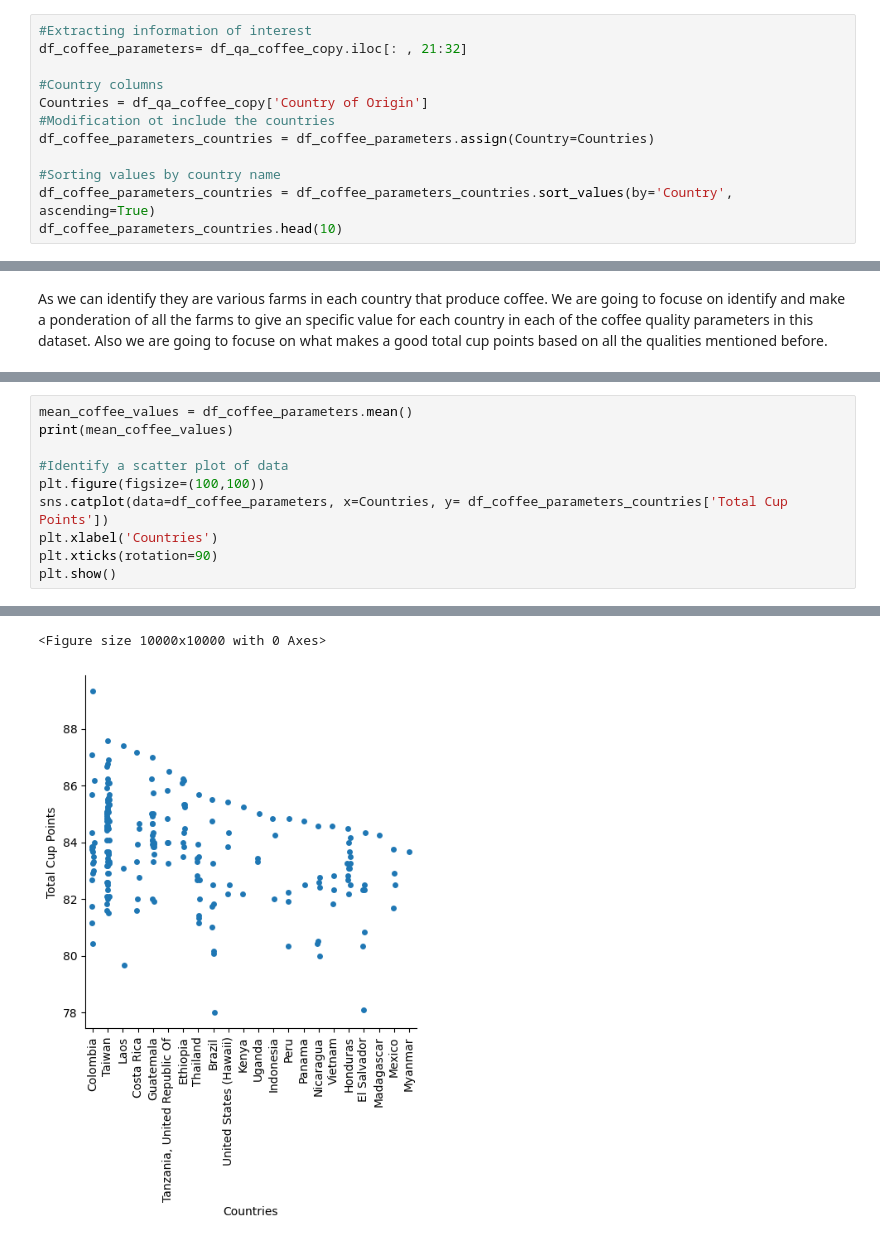
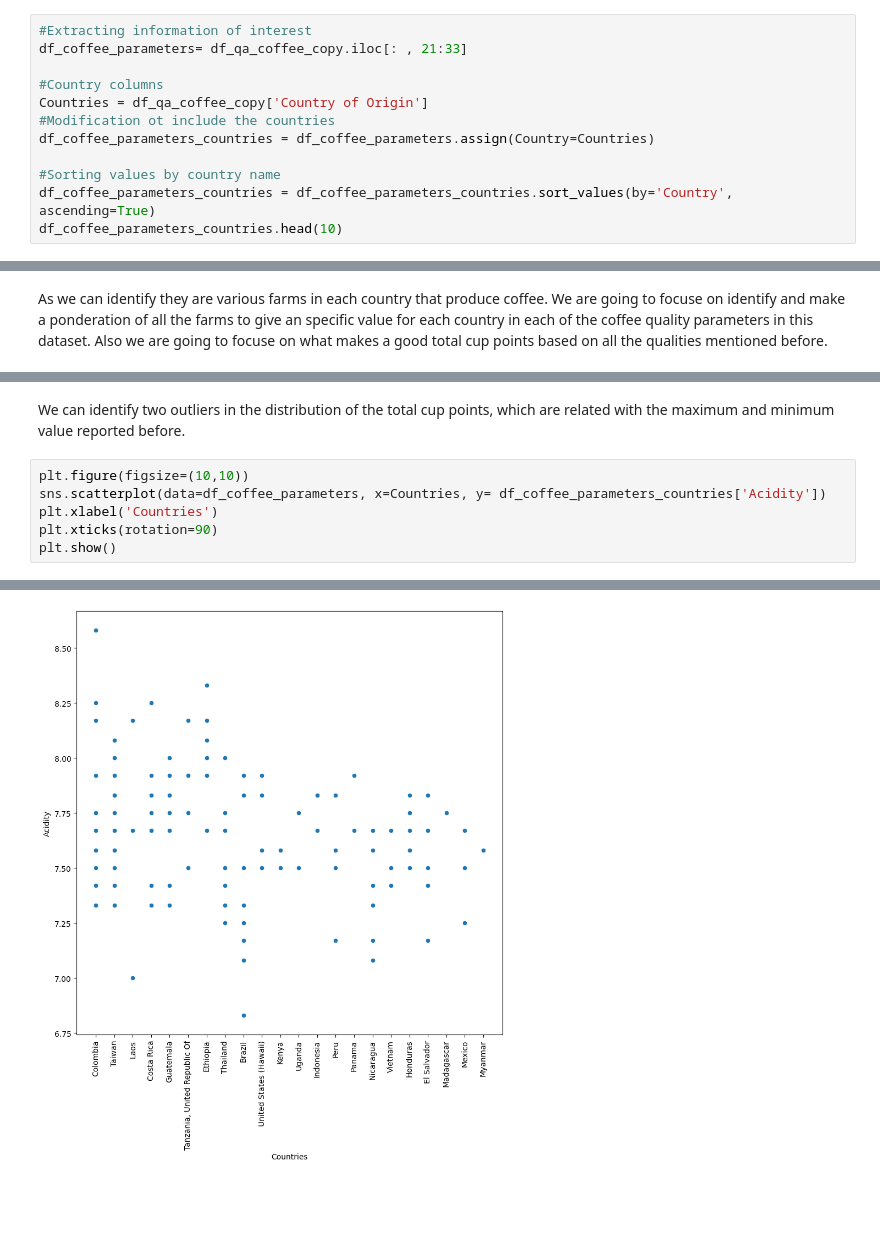
Before and after one commit to DBulnes97/Proyecto01, a Jupyter notebook: quality_coffee.ipynb, the cells around one changed output, grey strips where cells are left out. Drawn from its saved outputs; the diff is of its cells as text; blank space fills up the shorter version.

```diff
--- a/quality_coffee.ipynb
+++ b/quality_coffee.ipynb
@@ -104,6 +190,6 @@ As we can identify in the dataset the number of null values it's less than 10 fo
 # %%
 #Extracting information of interest
-df_coffee_parameters= df_qa_coffee_copy.iloc[: , 21:32]
+df_coffee_parameters= df_qa_coffee_copy.iloc[: , 21:33]
 
 #Country columns
 Countries = df_qa_coffee_copy['Country of Origin']
@@ -130,10 +297,8 @@ As we can identify they are various farms in each country that produce coffee. W
+# %% [markdown]
+We can identify two outliers in the distribution of the total cup points, which are related with the maximum and minimum value reported before.
 # %%
-mean_coffee_values = df_coffee_parameters.mean()
-print(mean_coffee_values)
-
-#Identify a scatter plot of data
-plt.figure(figsize=(100,100))
-sns.catplot(data=df_coffee_parameters, x=Countries, y= df_coffee_parameters_countries['Total Cup Points'])
+plt.figure(figsize=(10,10))
+sns.scatterplot(data=df_coffee_parameters, x=Countries, y= df_coffee_parameters_countries['Acidity'])
 plt.xlabel('Countries')
 plt.xticks(rotation=90)
 plt.show()
@@ -153,2 +306 @@ dtype: float64
-<Figure size 10000x10000 with 0 Axes>
-[figure, old version]
+[figure, new version]
```
Also changed, not shown: parts of 26 cells of this notebook.
